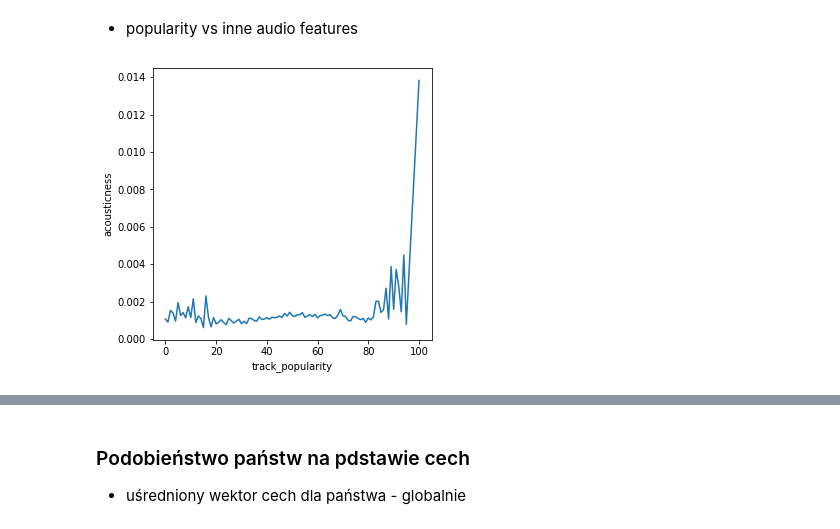
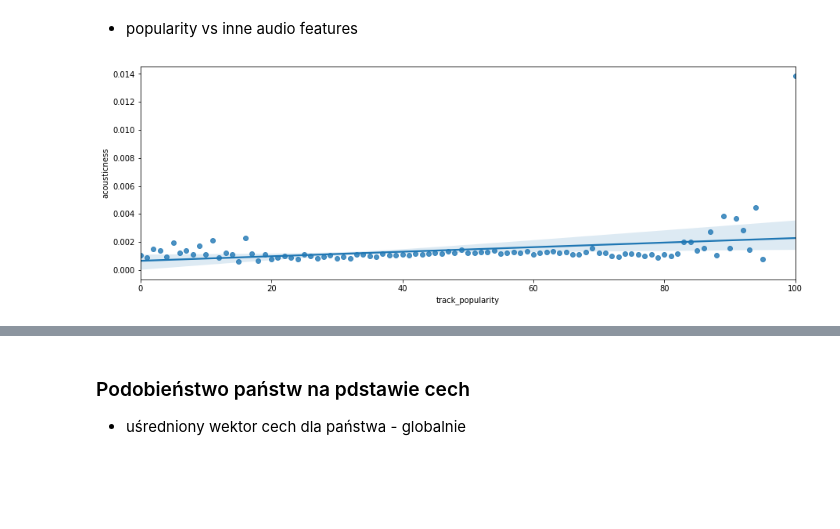
Before and after one commit to prokulski/SpotifyCharts, a Jupyter notebook: analiza.ipynb, the cells around one changed output, grey strips where cells are left out. Drawn from its saved outputs; the diff is of its cells as text; code cells hidden in the pictures; blank space fills up the shorter version.

```diff
--- a/analiza.ipynb
+++ b/analiza.ipynb
@@ -652,11 +687,11 @@ popularity_features = popularity_features.groupby('track_popularity').aggregate(
 # %%
 pcols = ['acousticness', 'album_release_year', 'danceability',
          'energy', 'instrumentalness', 'key', 'liveness', 'loudness', 'mode',
          'speechiness', 'tempo', 'track_duration_ms', 'valence']
 
 for c in pcols:
-    plt.figure(figsize=(5,5))
-    sns.lineplot(data=popularity_features, x='track_popularity', y=c)
+    plt.figure(figsize=(15,5))
+    sns.regplot(data=popularity_features, x='track_popularity', y=c)
     plt.show()
 # %% [output]
-[figure, old version]
+[figure, new version]
```
Also changed, not shown: parts of 31 cells of this notebook, 1 other file.
